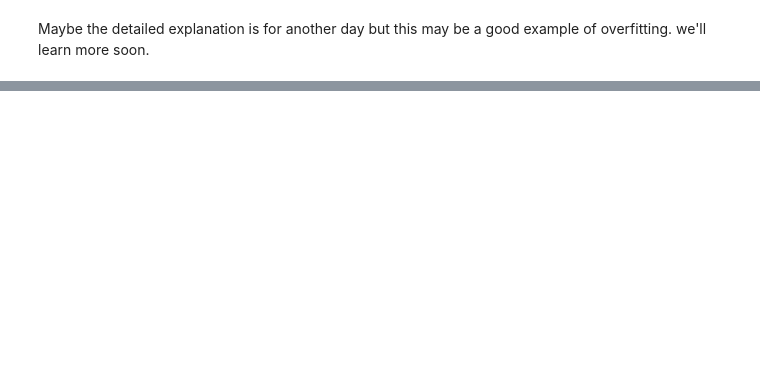
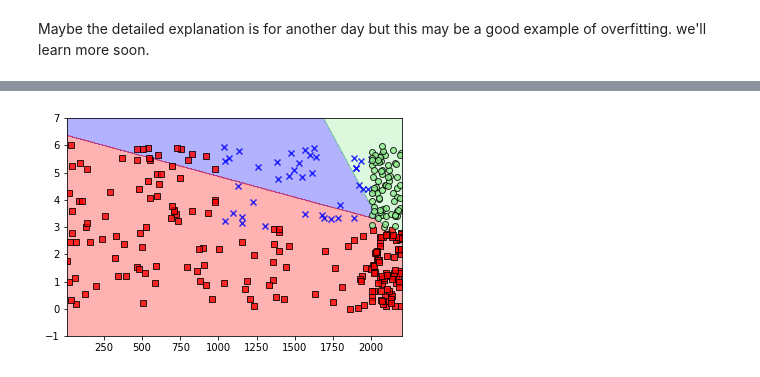
Before and after one commit to amenai1979/JupyterNotebooks, a Jupyter notebook: machineLearningLab.ipynb, the cells around one changed output, grey strips where cells are left out. Drawn from its saved outputs; the diff is of its cells as text; code cells hidden in the pictures; blank space fills up the shorter version.

Commit message:
playing with the regularisation param of a logistic regression

```diff
--- a/machineLearningLab.ipynb
+++ b/machineLearningLab.ipynb
@@ -603,0 +616,13 @@ Maybe the detailed explanation is for another day but this may be a good example
+# %%
+lr={}
+for _ in range(1,500,10):
+    lr[_] = LogisticRegression(C=_, class_weight=None, dual=False, fit_intercept=True,
+            intercept_scaling=1, max_iter=100, multi_class='auto',
+            n_jobs=None, penalty='l2', random_state=1, solver='lbfgs',
+            tol=0.0001, verbose=0, warm_start=False)
+    #train it
+    lr[_].fit(conditions_train,decision_train)
+
+plot_decision_regions(conditions_test,decision_test, lr[1])
+# %% [output]
+[figure, added]
```
Also changed, not shown: parts of 30 cells of this notebook, 4 other files.
